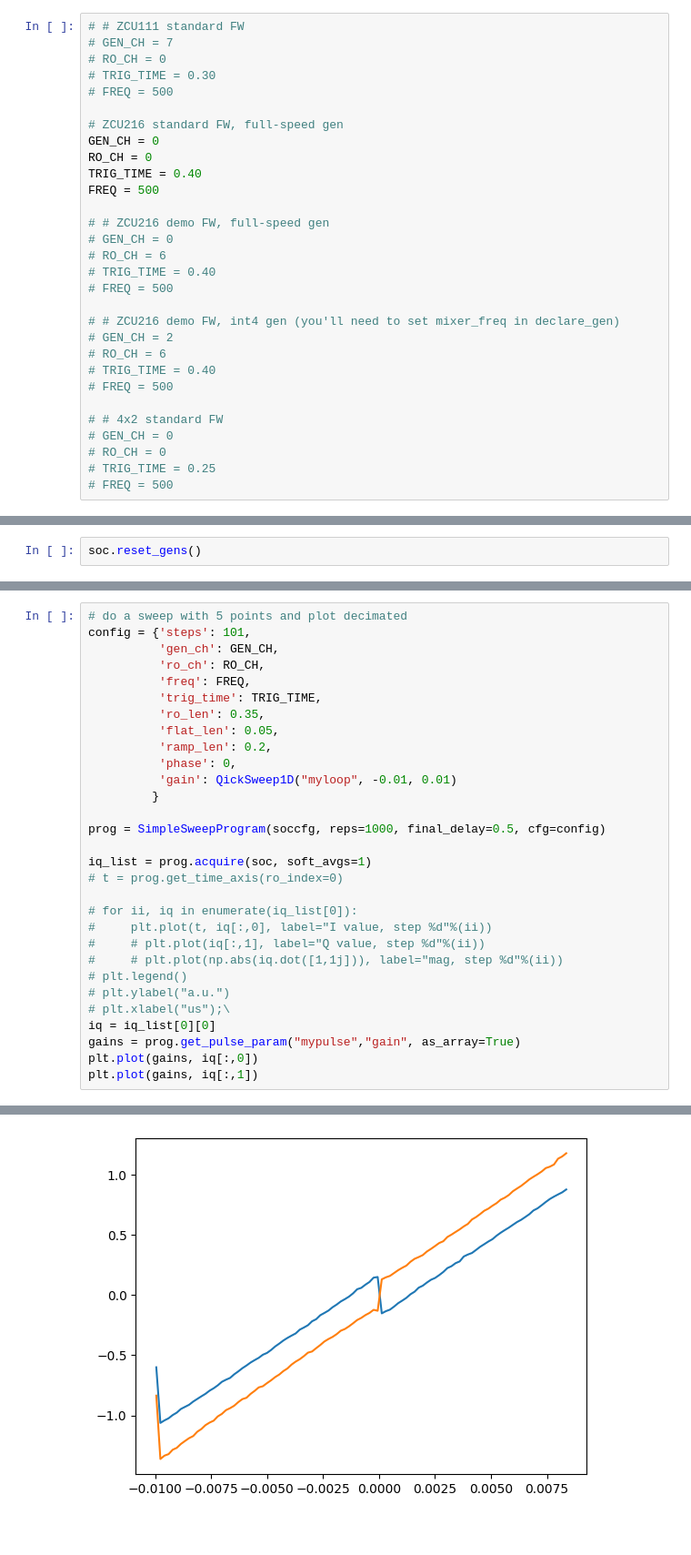
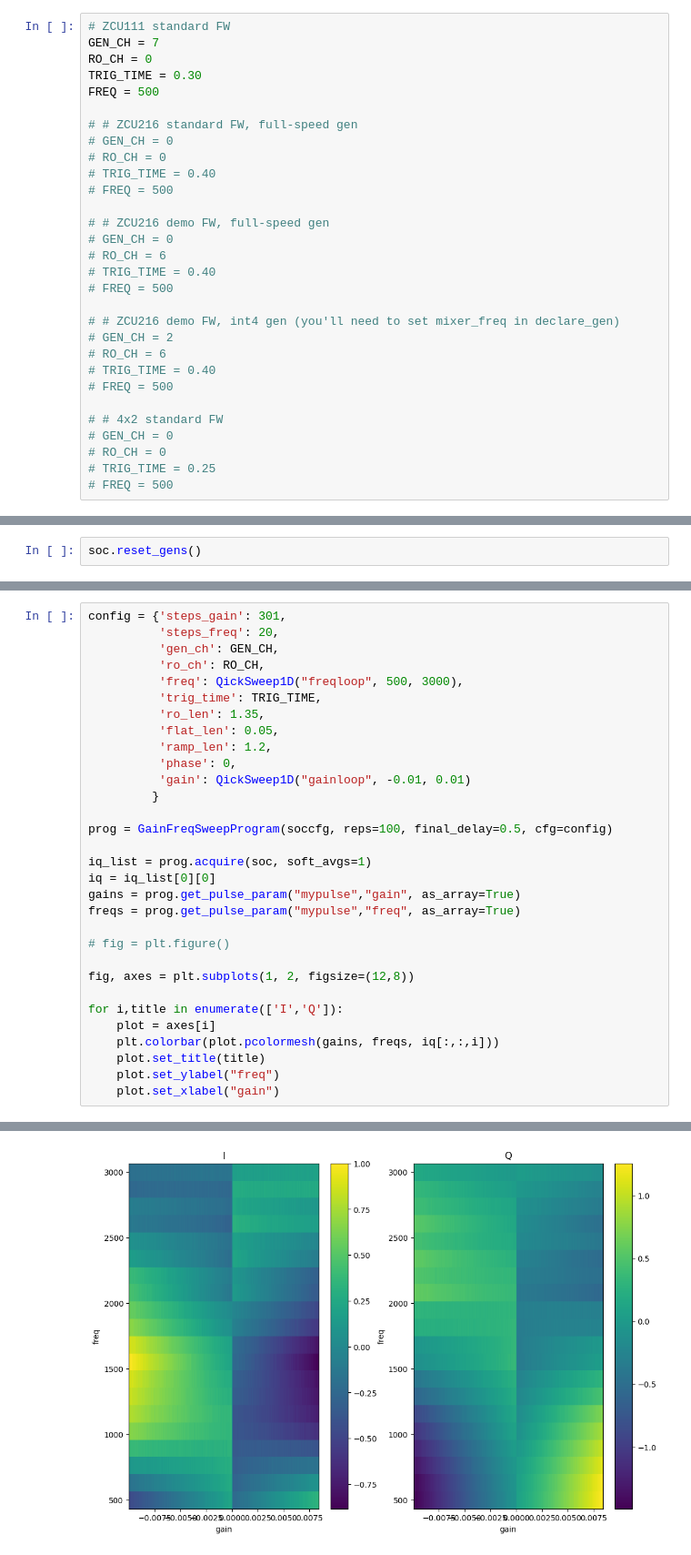
Before and after one commit to meeg/qick_demos_sho, a Jupyter notebook: tprocv2/00_intro.ipynb, the cells around one changed output, grey strips where cells are left out. Shown at 91% size. Saved outputs shown, nothing was run; the diff lists cells and outputs as text; blank space fills up the shorter version.

Commit message:
update tproc manual, add some test programs

```diff
--- a/tprocv2/00_intro.ipynb
+++ b/tprocv2/00_intro.ipynb
@@ -175,15 +175,15 @@ Firmware configuration (built Sat Sep 28 22:15:40 2024):
 # %%
-# # ZCU111 standard FW
-# GEN_CH = 7
+# ZCU111 standard FW
+GEN_CH = 7
+RO_CH = 0
+TRIG_TIME = 0.30
+FREQ = 500
+
+# # ZCU216 standard FW, full-speed gen
+# GEN_CH = 0
 # RO_CH = 0
-# TRIG_TIME = 0.30
+# TRIG_TIME = 0.40
 # FREQ = 500
-
-# ZCU216 standard FW, full-speed gen
-GEN_CH = 0
-RO_CH = 0
-TRIG_TIME = 0.40
-FREQ = 500
 
 # # ZCU216 demo FW, full-speed gen
 # GEN_CH = 0
@@ -1570,31 +1897,32 @@ plt.xlabel("us");
 # %%
-# do a sweep with 5 points and plot decimated
-config = {'steps': 101,
+config = {'steps_gain': 301,
+          'steps_freq': 20,
           'gen_ch': GEN_CH,
           'ro_ch': RO_CH,
-          'freq': FREQ,
+          'freq': QickSweep1D("freqloop", 500, 3000),
           'trig_time': TRIG_TIME,
-          'ro_len': 0.35,
+          'ro_len': 1.35,
           'flat_len': 0.05,
-          'ramp_len': 0.2,
+          'ramp_len': 1.2,
           'phase': 0,
-          'gain': QickSweep1D("myloop", -0.01, 0.01)
+          'gain': QickSweep1D("gainloop", -0.01, 0.01)
          }
 
-prog = SimpleSweepProgram(soccfg, reps=1000, final_delay=0.5, cfg=config)
+prog = GainFreqSweepProgram(soccfg, reps=100, final_delay=0.5, cfg=config)
 
 iq_list = prog.acquire(soc, soft_avgs=1)
-# t = prog.get_time_axis(ro_index=0)
-
-# for ii, iq in enumerate(iq_list[0]):
-#     plt.plot(t, iq[:,0], label="I value, step %d"%(ii))
-#     # plt.plot(iq[:,1], label="Q value, step %d"%(ii))
-#     # plt.plot(np.abs(iq.dot([1,1j])), label="mag, step %d"%(ii))
-# plt.legend()
-# plt.ylabel("a.u.")
-# plt.xlabel("us");\
 iq = iq_list[0][0]
 gains = prog.get_pulse_param("mypulse","gain", as_array=True)
-plt.plot(gains, iq[:,0])
-plt.plot(gains, iq[:,1])
+freqs = prog.get_pulse_param("mypulse","freq", as_array=True)
+
+# fig = plt.figure()
+
+fig, axes = plt.subplots(1, 2, figsize=(12,8))
+
+for i,title in enumerate(['I','Q']):
+    plot = axes[i]
+    plt.colorbar(plot.pcolormesh(gains, freqs, iq[:,:,i]))
+    plot.set_title(title)
+    plot.set_ylabel("freq")
+    plot.set_xlabel("gain")
 # %% [output]
@@ -1602 +1939 @@ plt.plot(gains, iq[:,1])
-[figure, old version]
+[figure, new version]
```
Also changed, not shown: parts of 47 cells of this notebook, 1 other file.
